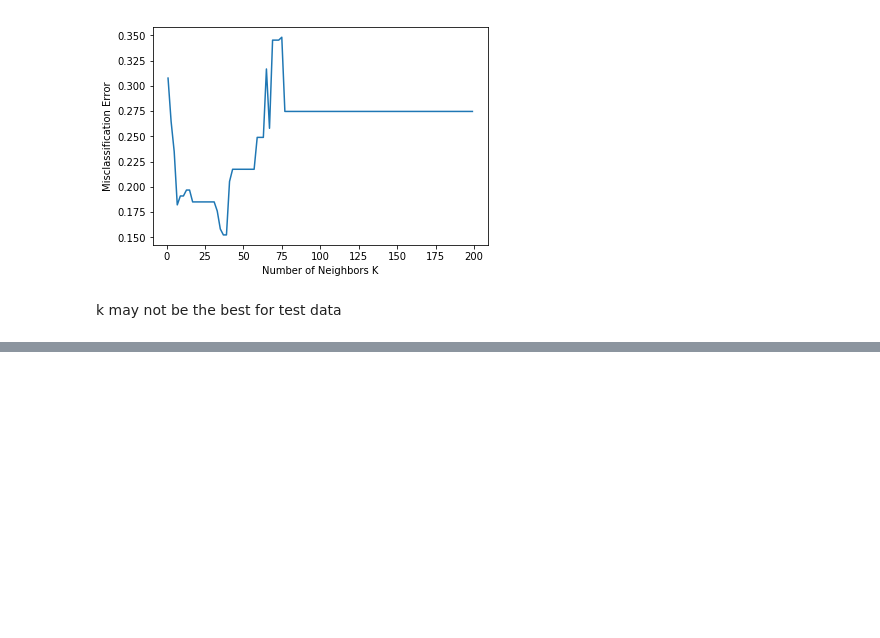
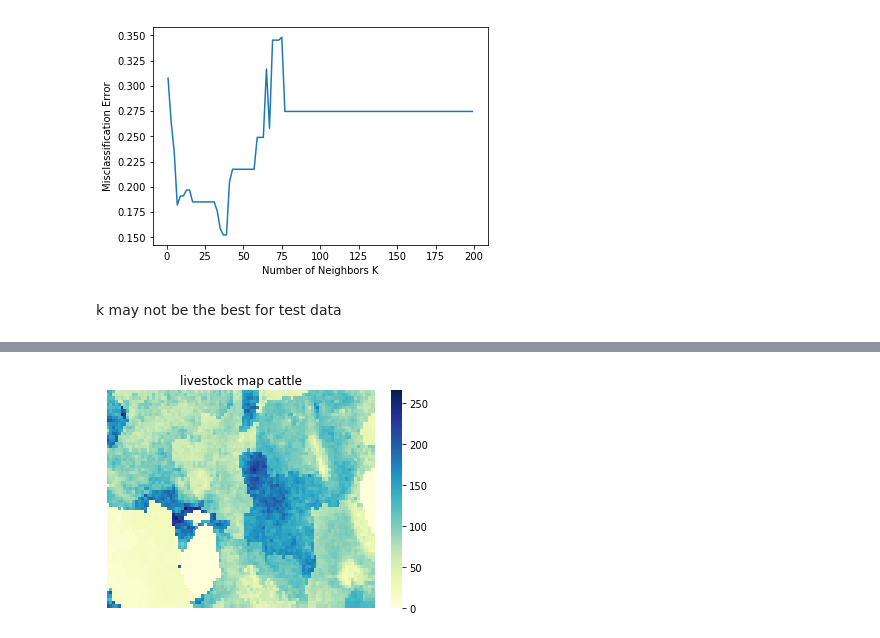
Before and after one commit to susiecant/FMD-RSG, a Jupyter notebook: farm imputation.ipynb, the cells around one changed output, grey strips where cells are left out. Saved outputs shown, nothing was run; the diff lists cells and outputs as text; code cells hidden in the pictures; blank space fills up the shorter version.

```diff
--- a/farm imputation.ipynb
+++ b/farm imputation.ipynb
@@ -931,0 +1053,6 @@ readdata
+# %%
+ax = sns.heatmap(a,xticklabels=False,yticklabels=False,cmap="YlGnBu")
+plt.title('livestock map cattle')
+plt.show()
+# %% [output]
+[figure, added]
```
Also changed, not shown: parts of 46 cells of this notebook.
